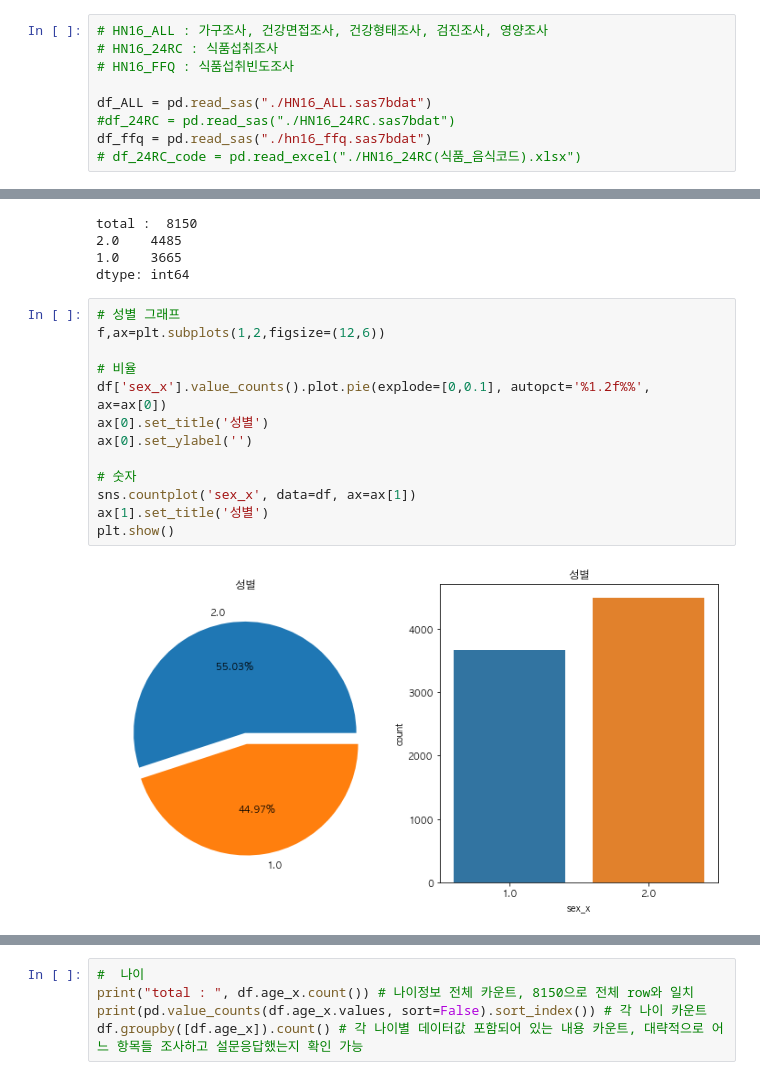
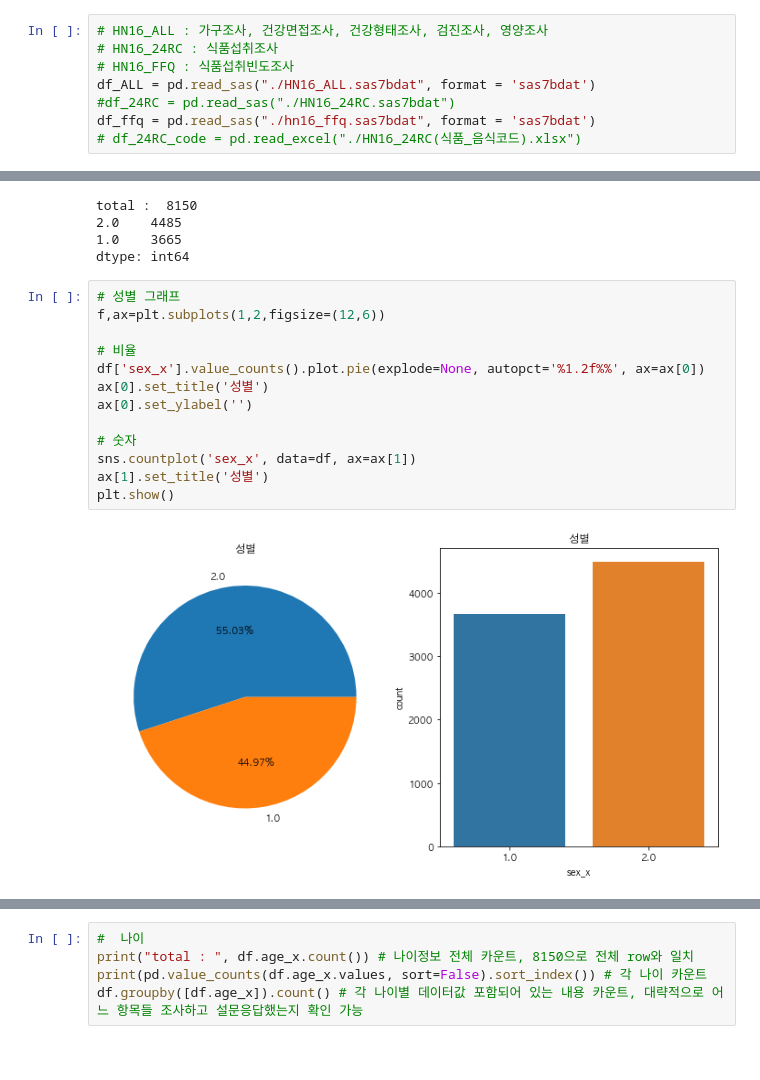
Before and after one commit to zoot0134/kdata_project_2018, a Jupyter notebook: 01_EDA_MC.ipynb, the cells around one changed output, grey strips where cells are left out. Cells and saved outputs as stored; diff of their text form.

```diff
--- a/01_EDA_MC.ipynb
+++ b/01_EDA_MC.ipynb
@@ -11,10 +12,9 @@ plt.rcParams["font.family"] = 'AppleGothic' # Mac
 # HN16_ALL : 가구조사, 건강면접조사, 건강형태조사, 검진조사, 영양조사
 # HN16_24RC : 식품섭취조사
 # HN16_FFQ : 식품섭취빈도조사
-
-df_ALL = pd.read_sas("./HN16_ALL.sas7bdat")
+df_ALL = pd.read_sas("./HN16_ALL.sas7bdat", format = 'sas7bdat')
 #df_24RC = pd.read_sas("./HN16_24RC.sas7bdat")
-df_ffq = pd.read_sas("./hn16_ffq.sas7bdat")
+df_ffq = pd.read_sas("./hn16_ffq.sas7bdat", format = 'sas7bdat')
 # df_24RC_code = pd.read_excel("./HN16_24RC(식품_음식코드).xlsx")
 # %% [markdown]
 - 식품섭취조사(NH24RC)를 기반으로 섭취빈도와 양을 식품섭취빈도조사(HN16_FFQ)로 통계낸 것으로 파악됨
@@ -63,18 +55,18 @@ dtype: int64
 # %%
 # 성별 그래프
 f,ax=plt.subplots(1,2,figsize=(12,6))
 
 # 비율
-df['sex_x'].value_counts().plot.pie(explode=[0,0.1], autopct='%1.2f%%', ax=ax[0])
+df['sex_x'].value_counts().plot.pie(explode=None, autopct='%1.2f%%', ax=ax[0])
 ax[0].set_title('성별')
 ax[0].set_ylabel('')
 
 # 숫자
 sns.countplot('sex_x', data=df, ax=ax[1])
 ax[1].set_title('성별')
 plt.show()
 # %% [output]
-[figure, old version]
+[figure, new version]
 # %% [markdown]
 - 대상연령별 조사 항목이 매우 상이하므로 나이대를 감안하여 주제선정, 및 데이터 확인 필요
 ![표3-1. 제7기 1차년도(2016) 건강설문조사 항목](https://user-images.githubusercontent.com/23414560/47694949-2cf56780-dc43-11e8-8e4b-5a4e0862708d.png "표3-1. 제7기 1차년도(2016) 건강설문조사 항목")
```
Also changed, not shown: parts of 10 cells of this notebook.
